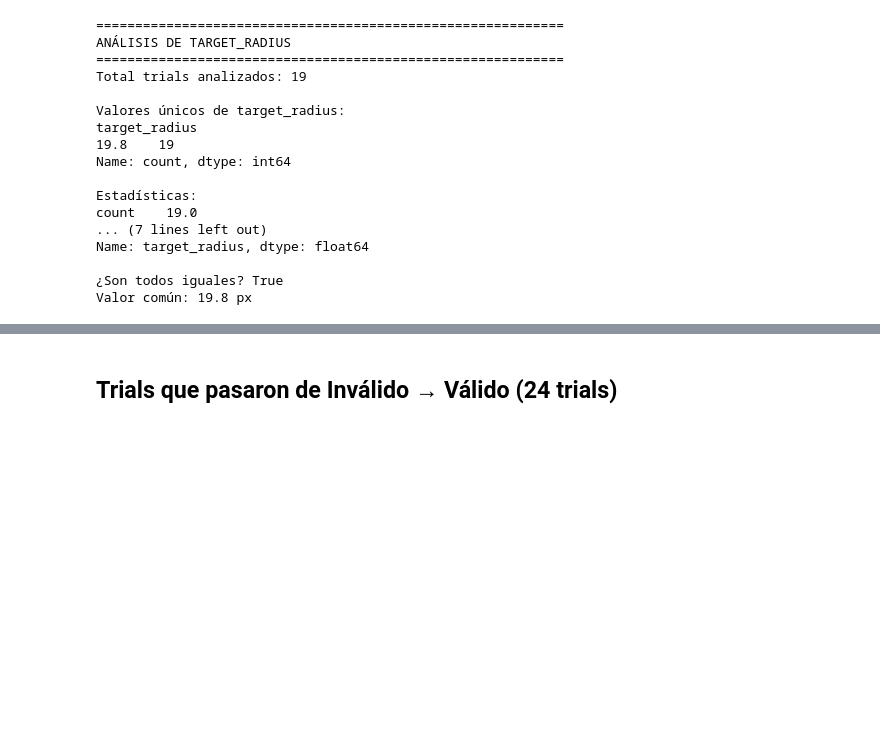
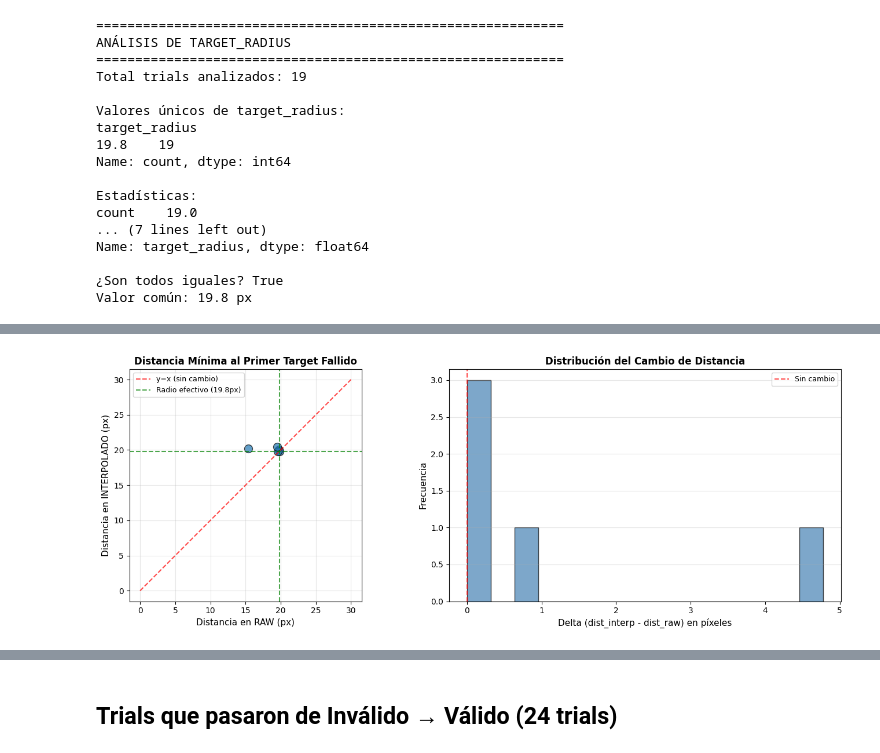
Before and after one commit to gianluca-capelo/datapruebas_analysis, a Jupyter notebook: notebooks/compare_validity_changes_target_radius_plus_10pct.ipynb, the cells around one changed output, grey strips where cells are left out. Saved outputs shown, nothing was run; the diff lists cells and outputs as text; code cells hidden in the pictures; blank space fills up the shorter version.

```diff
--- a/notebooks/compare_validity_changes_target_radius_plus_10pct.ipynb
+++ b/notebooks/compare_validity_changes_target_radius_plus_10pct.ipynb
@@ -358,0 +569,31 @@ Valor común: 19.8 px
+# %%
+# Visualizaciones gráficas
+fig, axes = plt.subplots(1, 2, figsize=(14, 5))
+
+# Gráfico 1: Scatter dist_raw vs dist_interp
+ax1 = axes[0]
+ax1.scatter(df_analysis['dist_raw'], df_analysis['dist_interp'], alpha=0.7, s=100, edgecolor='black')
+ax1.plot([0, 30], [0, 30], 'r--', linewidth=1.5, label='y=x (sin cambio)', alpha=0.7)
+ax1.axhline(y=19.8, color='green', linestyle='--', linewidth=1.5, label='Radio efectivo (19.8px)', alpha=0.7)
+ax1.axvline(x=19.8, color='green', linestyle='--', linewidth=1.5, alpha=0.7)
+ax1.set_xlabel('Distancia en RAW (px)', fontsize=11)
+ax1.set_ylabel('Distancia en INTERPOLADO (px)', fontsize=11)
+ax1.set_title('Distancia Mínima al Primer Target Fallido', fontsize=12, fontweight='bold')
+ax1.legend(fontsize=9)
+ax1.grid(True, alpha=0.3)
+ax1.set_aspect('equal')
+
+# Gráfico 2: Histograma de delta
+ax2 = axes[1]
+ax2.hist(df_analysis['delta'], bins=15, edgecolor='black', alpha=0.7, color='steelblue')
+ax2.axvline(x=0, color='red', linestyle='--', linewidth=1.5, label='Sin cambio', alpha=0.7)
+ax2.set_xlabel('Delta (dist_interp - dist_raw) en píxeles', fontsize=11)
+ax2.set_ylabel('Frecuencia', fontsize=11)
+ax2.set_title('Distribución del Cambio de Distancia', fontsize=12, fontweight='bold')
+ax2.legend(fontsize=9)
+ax2.grid(True, alpha=0.3, axis='y')
+
+plt.tight_layout()
+plt.show()
+# %% [output]
+[figure, added]
```
Also changed, not shown: parts of 4 cells of this notebook, 1 other file.
